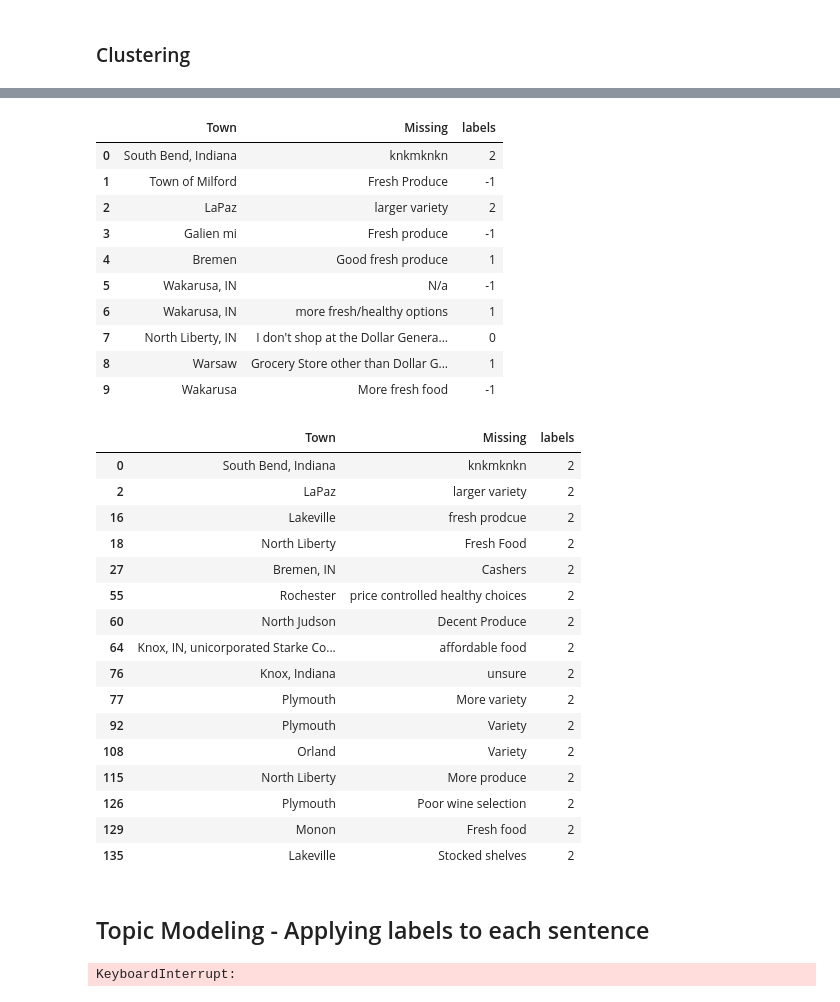
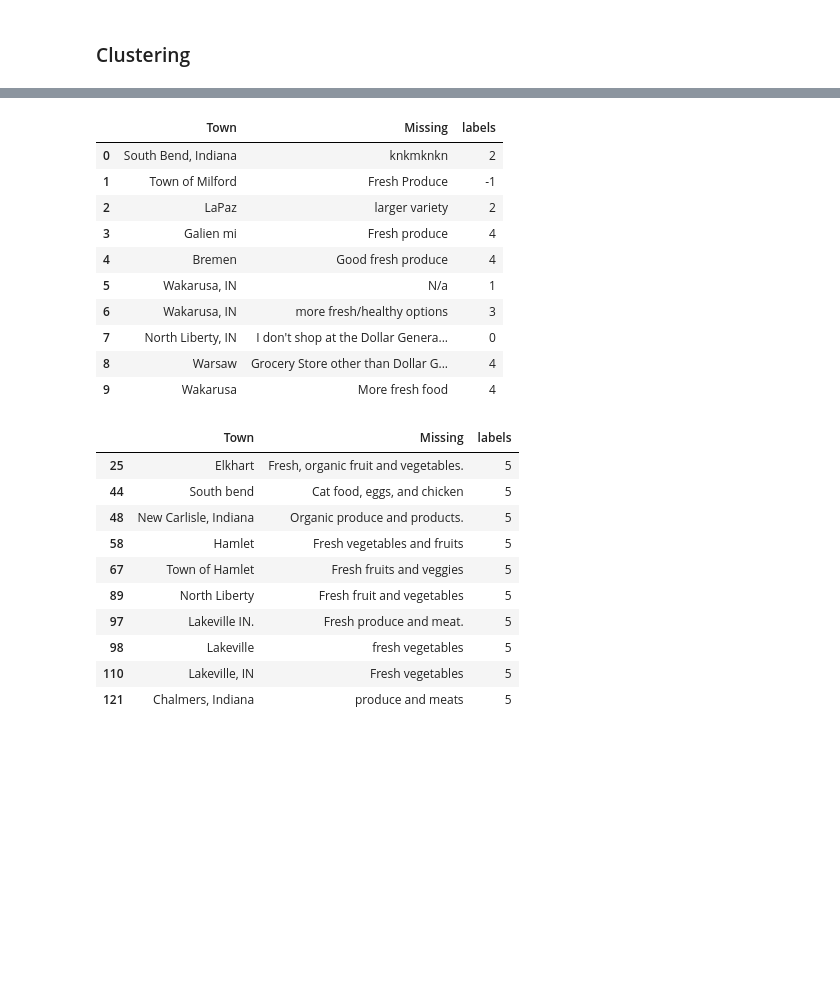
Before and after one commit to gpradofe/MLCountryMarket, a Jupyter notebook: ML/ML.ipynb, the cells around one changed output, grey strips where cells are left out. Saved outputs shown, nothing was run; the diff lists cells and outputs as text; code cells hidden in the pictures; blank space fills up the shorter version.

```diff
--- a/ML/ML.ipynb
+++ b/ML/ML.ipynb
@@ -23,7 +23,7 @@ plt.rcParams["figure.figsize"] = (10,6)
 # %% [markdown]
 ### Prepare Data
 # %%
-bigdata = pd.read_csv(r"C:\Users\Gustavo Aniceto\Documents\GitHub\MLCountryMarket\ML\TheCountryMarketAnswers.csv")
+bigdata = pd.read_csv("/Users/gustagol_jr/Documents/GitHub/MLCountryMarket/ML/TheCountryMarketAnswers.csv")
 # %%
 del bigdata['Timestamp']
 bigdata['Missing'].fillna('N/a',inplace=True)
@@ -105,7 +105,7 @@ features.shape
 # %% [markdown]
 ### Clustering
 # %%
-umap_embeddings = umap.UMAP(n_neighbors=10,n_components=5,metric = 'cosine').fit_transform(features)
+umap_embeddings = umap.UMAP(n_neighbors=5,n_components=5,metric = 'cosine',random_state=32).fit_transform(features)
 cluster = hdbscan.HDBSCAN(min_cluster_size=10,
                           metric = 'euclidean',
                           cluster_selection_method='eom').fit(umap_embeddings)
@@ -209,6 +242,6 @@ features.shape
 # %%
-umap_embeddings = umap.UMAP(n_neighbors=10,n_components=5,metric = 'cosine').fit_transform(features)
-cluster = hdbscan.HDBSCAN(min_cluster_size=10,
+umap_embeddings = umap.UMAP(n_neighbors=10,n_components=5,metric = 'cosine',random_state=32).fit_transform(features)
+cluster = hdbscan.HDBSCAN(min_cluster_size=5,
                           metric = 'euclidean',
                           cluster_selection_method='eom').fit(umap_embeddings)
 # %%
@@ -245,32 +278,24 @@ data.head(10)
 | 0 | South Bend, Indiana | knkmknkn | 2 |
 | 1 | Town of Milford | Fresh Produce | -1 |
 | 2 | LaPaz | larger variety | 2 |
-| 3 | Galien mi | Fresh produce | -1 |
-| 4 | Bremen | Good fresh produce | 1 |
-| 5 | Wakarusa, IN | N/a | -1 |
-| 6 | Wakarusa, IN | more fresh/healthy options | 1 |
+| 3 | Galien mi | Fresh produce | 4 |
+| 4 | Bremen | Good fresh produce | 4 |
+| 5 | Wakarusa, IN | N/a | 1 |
+| 6 | Wakarusa, IN | more fresh/healthy options | 3 |
 | 7 | North Liberty, IN | I don't shop at the Dollar Genera... | 0 |
-| 8 | Warsaw | Grocery Store other than Dollar G... | 1 |
-| 9 | Wakarusa | More fresh food | -1 |
+| 8 | Warsaw | Grocery Store other than Dollar G... | 4 |
+| 9 | Wakarusa | More fresh food | 4 |
 # %%
-data.loc[data['labels']==2]
+data.loc[data['labels']==5]
 # %% [output]
 |  | Town | Missing | labels |
-| 0 | South Bend, Indiana | knkmknkn | 2 |
-| 2 | LaPaz | larger variety | 2 |
-| 16 | Lakeville | fresh prodcue | 2 |
-| 18 | North Liberty | Fresh Food | 2 |
-| 27 | Bremen, IN | Cashers | 2 |
-| 55 | Rochester | price controlled healthy choices | 2 |
-| 60 | North Judson | Decent Produce | 2 |
-| 64 | Knox, IN, unicorporated Starke Co... | affordable food | 2 |
-| 76 | Knox, Indiana | unsure | 2 |
-| 77 | Plymouth | More variety | 2 |
-| 92 | Plymouth | Variety | 2 |
-| 108 | Orland | Variety | 2 |
-| 115 | North Liberty | More produce | 2 |
-| 126 | Plymouth | Poor wine selection | 2 |
-| 129 | Monon | Fresh food | 2 |
-| 135 | Lakeville | Stocked shelves | 2 |
+| 25 | Elkhart | Fresh, organic fruit and vegetables. | 5 |
+| 44 | South bend | Cat food, eggs, and chicken | 5 |
+| 48 | New Carlisle, Indiana | Organic produce and products. | 5 |
+| 58 | Hamlet | Fresh vegetables and fruits | 5 |
+| 67 | Town of Hamlet | Fresh fruits and veggies | 5 |
+| 89 | North Liberty | Fresh fruit and vegetables | 5 |
+| 97 | Lakeville IN. | Fresh produce and meat. | 5 |
+| 98 | Lakeville | fresh vegetables | 5 |
+| 110 | Lakeville, IN | Fresh vegetables | 5 |
+| 121 | Chalmers, Indiana | produce and meats | 5 |
-# %% [markdown]
-## Topic Modeling - Applying labels to each sentence
@@ -328,9 +301,0 @@ def random_search(embeddings,space,num_evals):
-# %%
-space = {"n_neighbors" : range(12,16),
-         "n_components": range(3,7),
-         "min_cluster_size": range(2,16),
-         "random_state": 42}
-
-random_use = random_search(features, space, 100)
-# %% [output]
-KeyboardInterrupt:
```
Also changed, not shown: parts of 30 cells of this notebook.
